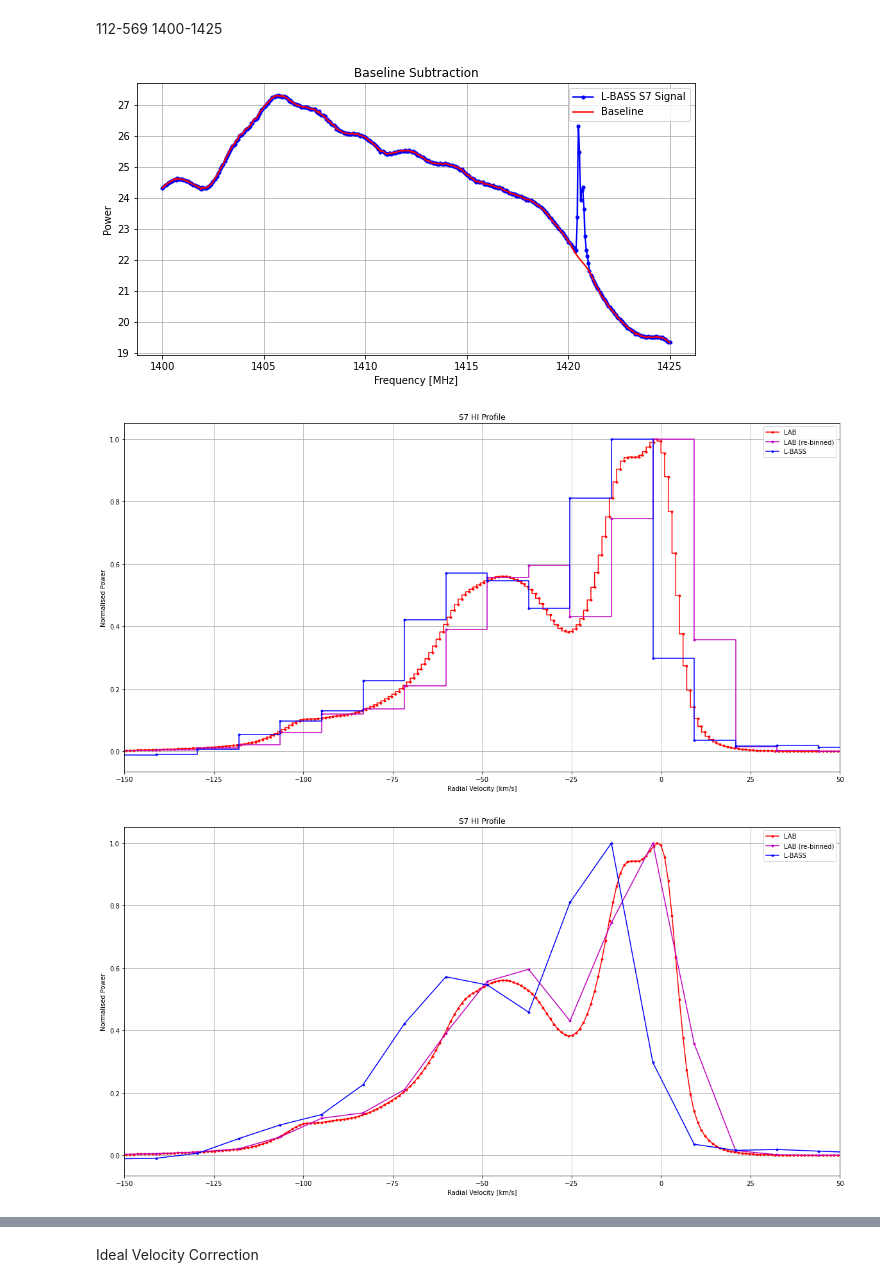
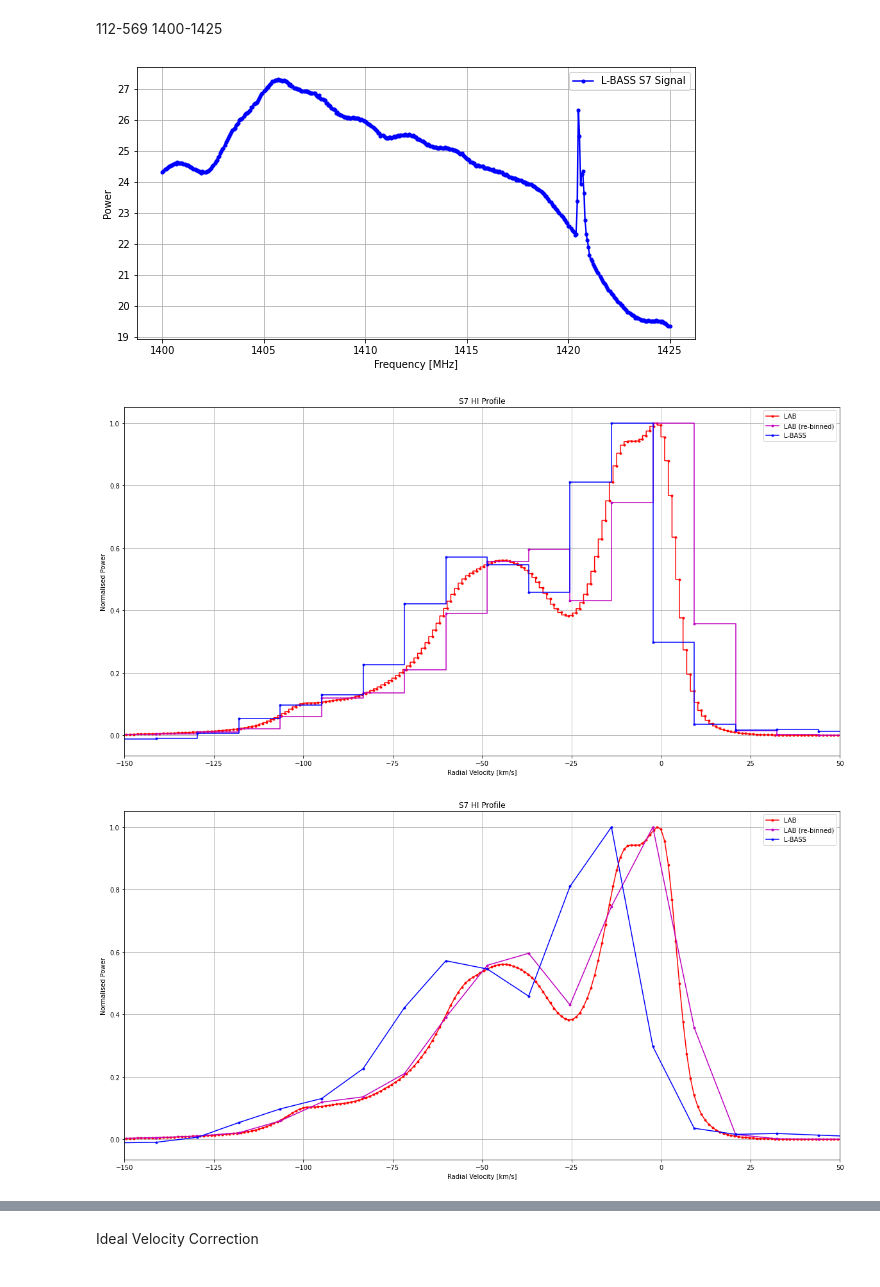
Before and after one commit to louis-hurrey/L-BASS, a Jupyter notebook: hydrogen_profiles.ipynb, the cells around one changed output, grey strips where cells are left out. Cells and saved outputs as stored; diff of their text form; code cells hidden in the pictures.

```diff
--- a/hydrogen_profiles.ipynb
+++ b/hydrogen_profiles.ipynb
@@ -320,16 +320,19 @@ s7_lab_pwr = s7_lab_j2000_pwr
 # %% [output]
 [figure]
 # %%
-s7_obstime = Time('2024-07-31T05:36:14', scale='utc')
-s7_aa = AltAz(location=jodrell_bank, obstime=s7_obstime)
-s7_coord = SkyCoord('02h02m38s', '60deg19m', location=jodrell_bank, obstime=s7_obstime)
-print(s7_coord.ra.deg+11.7, s7_coord.dec.deg)
-print(s7_coord.transform_to(s7_aa))
+obstime = Time('2024-08-12T18:15:18', scale='utc')
+aa = AltAz(location=jodrell_bank, obstime=obstime)
+s6_coord = SkyCoord(l=1.91*u.deg, b=41.42*u.deg, frame='galactic', location=jodrell_bank, obstime=obstime)
+s7_coord = SkyCoord('02h02m38s', '60deg19m', location=jodrell_bank, obstime=obstime)
+s8_coord = SkyCoord(l=207*u.deg, b=-15*u.deg, frame='galactic', location=jodrell_bank, obstime=obstime)
+s9_coord = SkyCoord(l=356*u.deg, b=-4*u.deg, frame='galactic', location=jodrell_bank, obstime=obstime)
+print(s6_coord.transform_to(aa))
+#print(s6_coord.icrs.ra.hms)
 
 with solar_system_ephemeris.set('builtin'):
     s7_barycorr = s7_coord.radial_velocity_correction(kind="barycentric").to(u.km/u.s)
 
-print(s7_barycorr)
+#print(s7_barycorr)
 
 #v_sun = CartesianDifferential([11.1, 12.24, 7.25] * u.km/u.s) #BINNEY
 v_sun = CartesianDifferential([0.28999706839034606, -17.317264789717928, 10.00141199546947] * u.km/u.s) #ASTROPY
@@ -352,6 +355,6 @@ s7_lsr_corr = s7_barycorr + v_sun_los
 #DEC+11.7deg=72deg0'60'' GBT LSRK = -22.631 km/sec
 #DEC-11.7deg=58deg37'0'' GBT LSRK = -25.203 km/sec
 
-print(f'Radial Velocity correction to barycentre: {s7_barycorr}')
-print(f'Radial Velocity correction to LSR: {s7_lsr_corr}')
+#print(f'Radial Velocity correction to barycentre: {s7_barycorr}')
+#print(f'Radial Velocity correction to LSR: {s7_lsr_corr}')
 # %% [output]
@@ -394,12 +393,12 @@ s7_profile = (s7_bandpass-bandpass)[112:569]
 
 plt.figure(figsize=(10, 5))
 plt.plot(freq, s7_bandpass[112:569], marker=".", color='b', label="L-BASS S7 Signal")
-plt.plot(freq, bandpass[112:569], color='r', label="Baseline")
+#plt.plot(freq, bandpass[112:569], color='r', label="Baseline")
 plt.xlabel('Frequency [MHz]')
 plt.ylabel('Power')
 plt.grid(True)
 plt.legend()
-plt.title("Baseline Subtraction")
+#plt.title("Baseline Subtraction")
 plt.show()
 
 #hydrogen_line = np.where(s7_profile == np.max(s7_profile))[0] / 718 * 25 + 1400
@@ -424,34 +423,34 @@ plt.ylabel('Normalised Power')
 plt.grid(True)
 plt.legend()
 plt.title("S7 HI Profile")
 plt.xlim(-150,50)
 plt.show()
 
 plt.figure(figsize=(20, 10))
 plt.plot(s7_lab_vel, s7_lab_pwr, marker=".", color='r', label="LAB")
 plt.plot(vel, lab_rebinned/np.max(lab_rebinned), marker=".", color='m', label="LAB (re-binned)")
 plt.plot(vel,s7_profile/np.max(s7_profile), color='b', marker=".", label="L-BASS")
 plt.xlabel('Radial Velocity [km/s]')
 plt.ylabel('Normalised Power')
 plt.grid(True)
 plt.legend()
 plt.title("S7 HI Profile")
 plt.xlim(-150,50)
 plt.show()
 
 residuals = -(s7_profile/np.max(s7_profile)-lab_rebinned/np.max(lab_rebinned))
 
 plt.figure(figsize=(20, 10))
 plt.plot(vel, residuals, marker=".", color='g', label="Residuals")
 plt.xlabel('Radial Velocity [km/s]')
 plt.ylabel('Normalised Power')
 plt.grid(True)
 plt.legend()
 plt.title("S7 HI Profile Residuals")
 plt.xlim(-150,50)
 plt.show()
 # %% [output]
-[figure, old version]
+[figure, new version]
 [figure]
 [figure]
 [figure]
```
Also changed, not shown: parts of 2 cells of this notebook, 2 other files.
